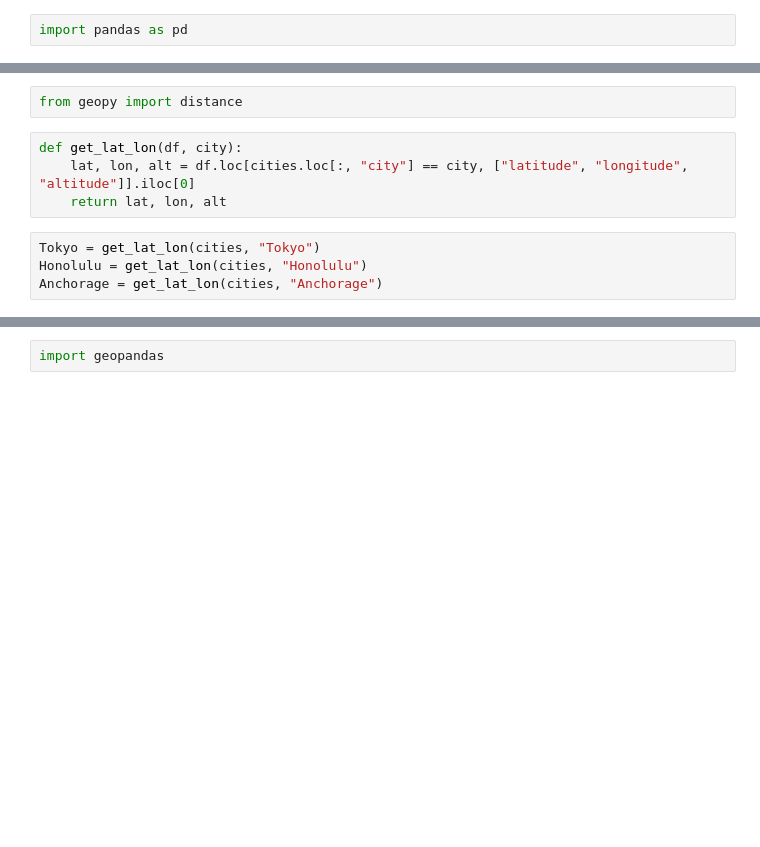
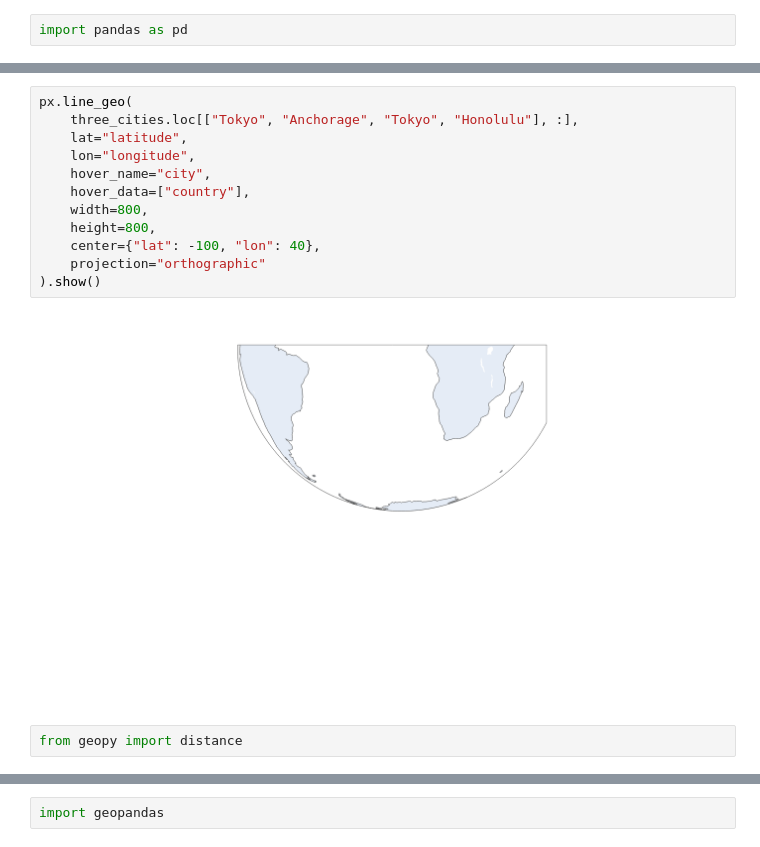
Before and after one commit to hannari-python/hands-on-2022, a Jupyter notebook: GIS-hands-on/prototype.ipynb, the cells around one changed output, grey strips where cells are left out. Saved outputs shown, nothing was run; the diff lists cells and outputs as text; blank space fills up the shorter version.

```diff
--- a/GIS-hands-on/prototype.ipynb
+++ b/GIS-hands-on/prototype.ipynb
@@ -56,10 +72,16 @@ from geopy.geocoders import Nominatim
+# %%
+px.line_geo(
+    three_cities.loc[["Tokyo", "Anchorage", "Tokyo", "Honolulu"], :],
+    lat="latitude",
+    lon="longitude",
+    hover_name="city",
+    hover_data=["country"],
+    width=800,
+    height=800,
+    center={"lat": -100, "lon": 40},
+    projection="orthographic"
+).show()
+# %% [output]
+[figure, added]
 # %%
 from geopy import distance
-# %%
-def get_lat_lon(df, city):
-    lat, lon, alt = df.loc[cities.loc[:, "city"] == city, ["latitude", "longitude", "altitude"]].iloc[0]
-    return lat, lon, alt
-# %%
-Tokyo = get_lat_lon(cities, "Tokyo")
-Honolulu = get_lat_lon(cities, "Honolulu")
-Anchorage = get_lat_lon(cities, "Anchorage")
```
Also changed, not shown: parts of 29 cells of this notebook.
